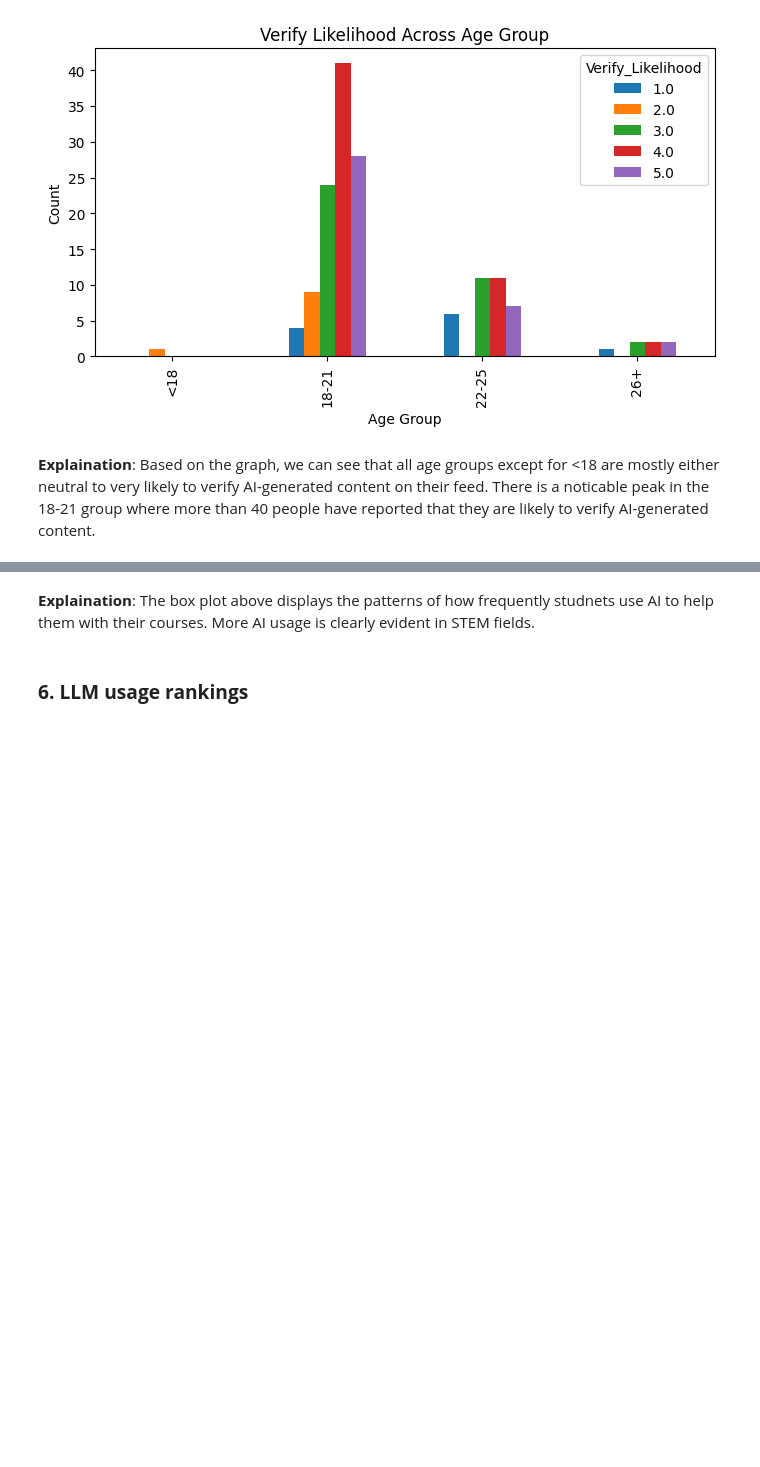
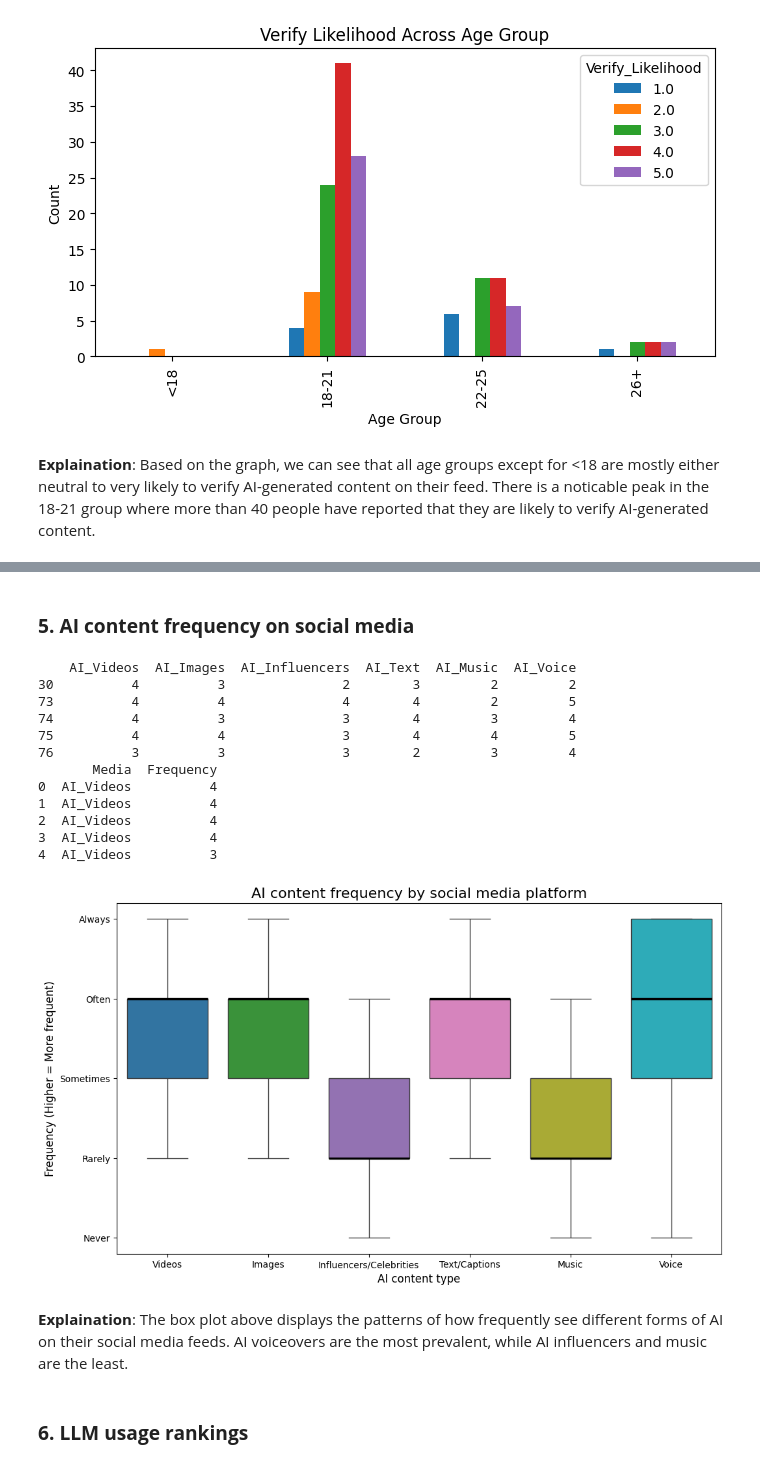
Before and after one commit to darklsor56/CS105-Team11-SP26, a Jupyter notebook: CS105_mini_Project.ipynb, the cells around one changed output, grey strips where cells are left out. Drawn from its saved outputs; the diff is of its cells as text; code cells hidden in the pictures; blank space fills up the shorter version.

Commit message:
fix chart 5

```diff
--- a/CS105_mini_Project.ipynb
+++ b/CS105_mini_Project.ipynb
@@ -298,5 +233,62 @@ plt.show()
+# %% [markdown]
+### **5. AI content frequency on social media**
+# %%
+cols = ['AI_Videos', 'AI_Images', 'AI_Influencers', 'AI_Text', 'AI_Music', 'AI_Voice']
+
+print(df[cols].head())
+
+# melt turns data from wide format to long format
+# this means that each (subject, observation) will be its own row taking 2 total columns, rather than a column for each subject
+# boxplot needs data in this format!
+df_plot = df.melt(value_vars=cols, var_name='Media', value_name='Frequency')
+
+print(df_plot.head())
+
+df_plot['Frequency'] = pd.to_numeric(
+    df_plot['Frequency'].astype(str).str.extract(r'(\d+\.?\d*)')[0],
+    errors='coerce'
+)
+
+# replace the column names with reader friendly names
+df_plot['Media'] = df_plot['Media'].replace({
+    'AI_Videos': 'Videos',
+    'AI_Images': 'Images',
+    'AI_Influencers': 'Influencers/Celebrities',
+    'AI_Text': 'Text/Captions',
+    'AI_Music': 'Music',
+    'AI_Voice': 'Voice'
+})
+
+plt.figure(figsize=(12, 7))
+sns.boxplot(data=df_plot, x='Media', y='Frequency',
+            palette=plt.cm.tab10(np.linspace(0, 1, len(cols))),
+            medianprops={'color': 'black', 'linewidth': 2.5},
+            # do not show outliers - they just add clutter (there will always be outliers, as there are only 5 choices)
+            showfliers=False,)
+plt.yticks(
+    ticks=[1, 2, 3, 4, 5],
+    labels=['Never', 'Rarely', 'Sometimes', 'Often', 'Always']
+)
+plt.title('AI content frequency by social media platform', size=16)
+plt.xlabel('AI content type', size=12)
+plt.ylabel('Frequency (Higher = More frequent)', size=12)
+plt.show()
+# %% [output]
+    AI_Videos  AI_Images  AI_Influencers  AI_Text  AI_Music  AI_Voice
+30          4          3               2        3         2         2
+73          4          4               4        4         2         5
+74          4          3               3        4         3         4
+75          4          4               3        4         4         5
+76          3          3               3        2         3         4
+       Media  Frequency
+0  AI_Videos          4
+1  AI_Videos          4
+2  AI_Videos          4
+3  AI_Videos          4
+4  AI_Videos          3
+[figure, added]
 # %% [markdown]
-**Explaination**: The box plot above displays the patterns of how frequently studnets use AI to help them with their courses. More AI usage is clearly evident in STEM fields.
+**Explaination**: The box plot above displays the patterns of how frequently see different forms of AI on their social media feeds. AI voiceovers are the most prevalent, while AI influencers and music are the least.
 # %% [markdown]
 ### **6. LLM usage rankings**
 # %%
```
Also changed, not shown: parts of 4 cells of this notebook.
